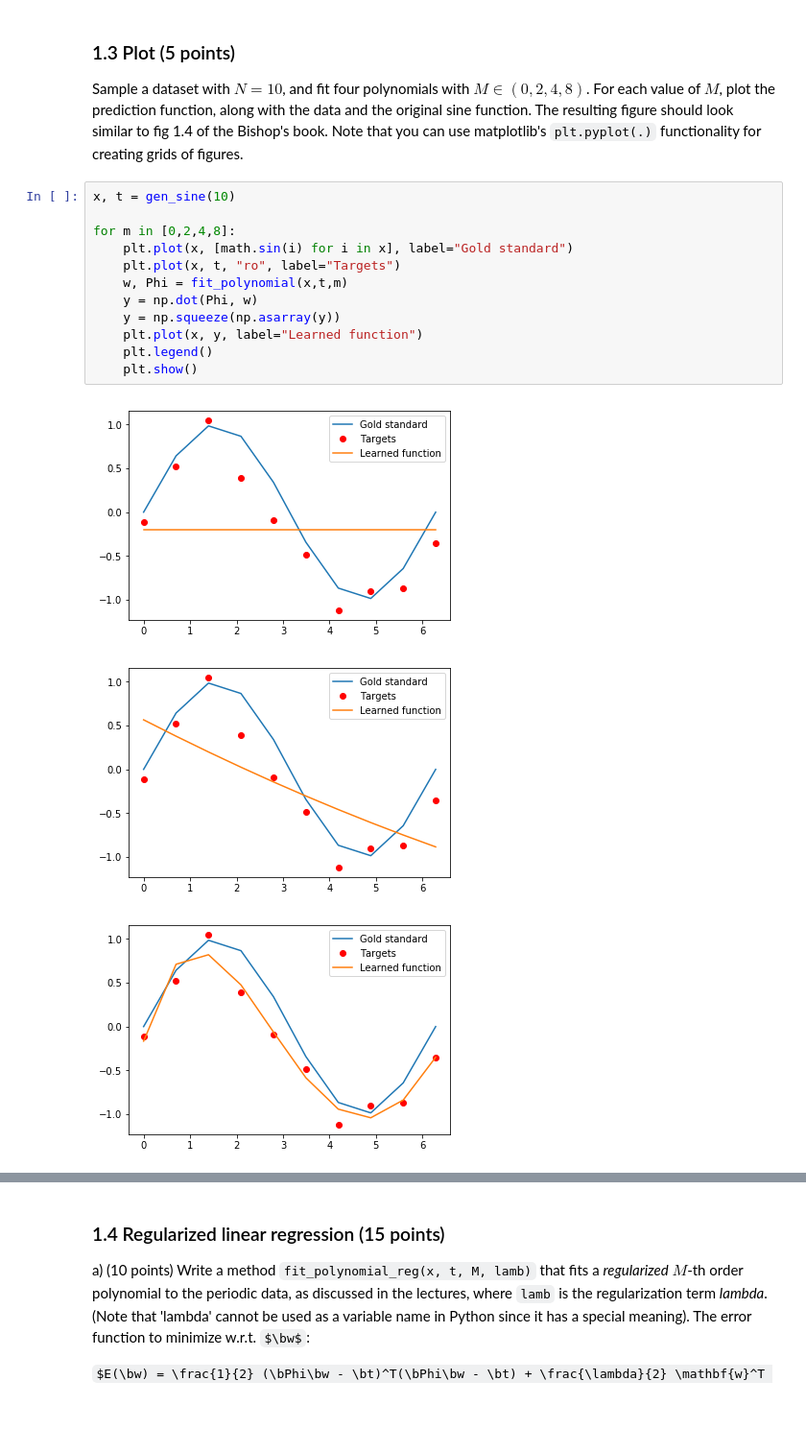
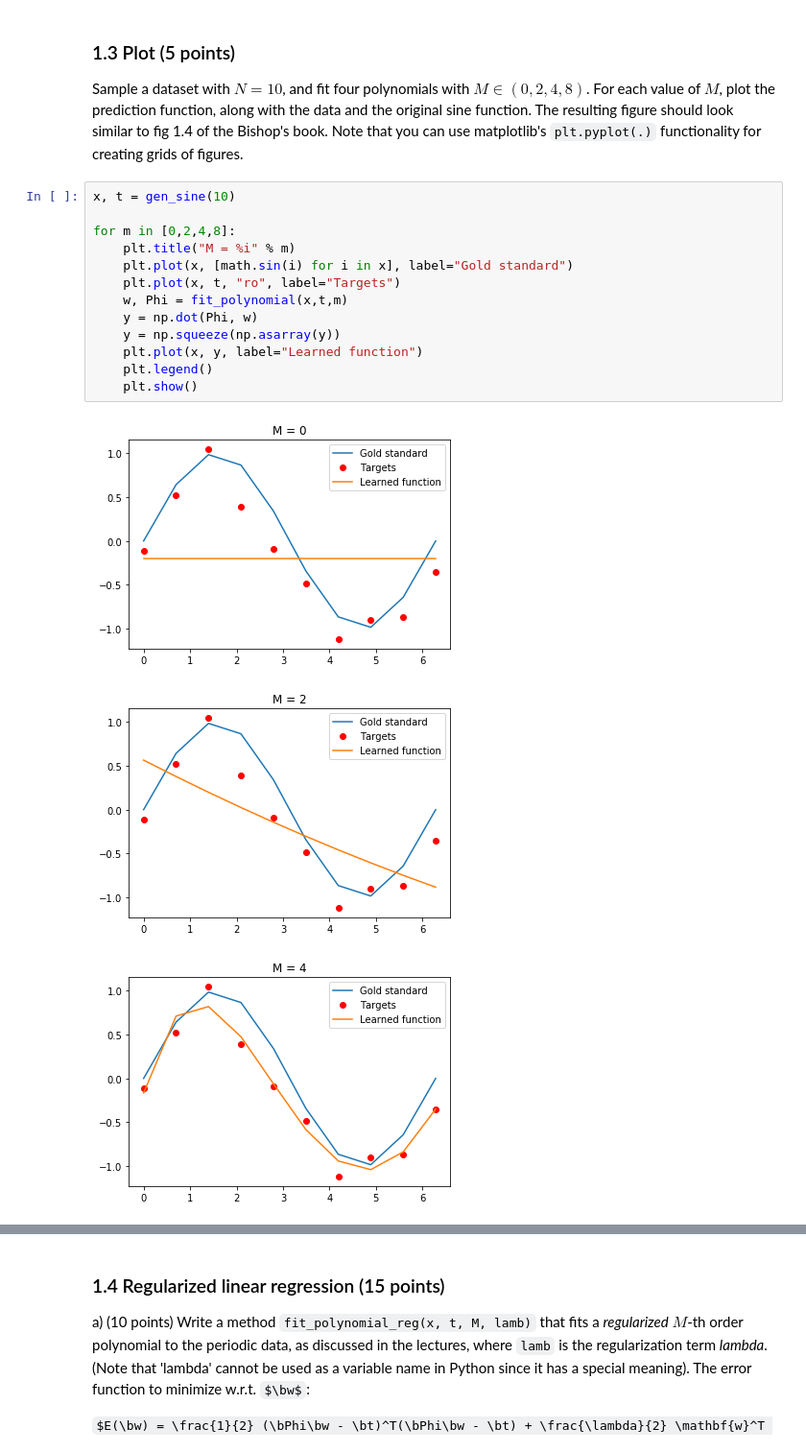
Before and after one commit to AxelBremer/ml1_lab1, a Jupyter notebook: 11023325_11029669_lab1.ipynb, the cells around one changed output, grey strips where cells are left out. Shown at 96% size. Saved outputs shown, nothing was run; the diff lists cells and outputs as text; some formulas as TeX source; blank space fills up the shorter version.

Commit message:
added final question and added titles to plots

```diff
--- a/11023325_11029669_lab1.ipynb
+++ b/11023325_11029669_lab1.ipynb
@@ -173,16 +173,17 @@ For each value of $M$, plot the prediction function, along with the data and the
 # %%
 x, t = gen_sine(10)
 
 for m in [0,2,4,8]:
+    plt.title("M = %i" % m)
     plt.plot(x, [math.sin(i) for i in x], label="Gold standard")
     plt.plot(x, t, "ro", label="Targets")
     w, Phi = fit_polynomial(x,t,m)
     y = np.dot(Phi, w)
     y = np.squeeze(np.asarray(y))
     plt.plot(x, y, label="Learned function")
     plt.legend()
     plt.show()
 # %% [output]
-[figure, old version]
+[figure, new version]
-[figure, old version]
+[figure, new version]
-[figure, old version]
+[figure, new version]
```
Also changed, not shown: parts of 7 cells of this notebook.
